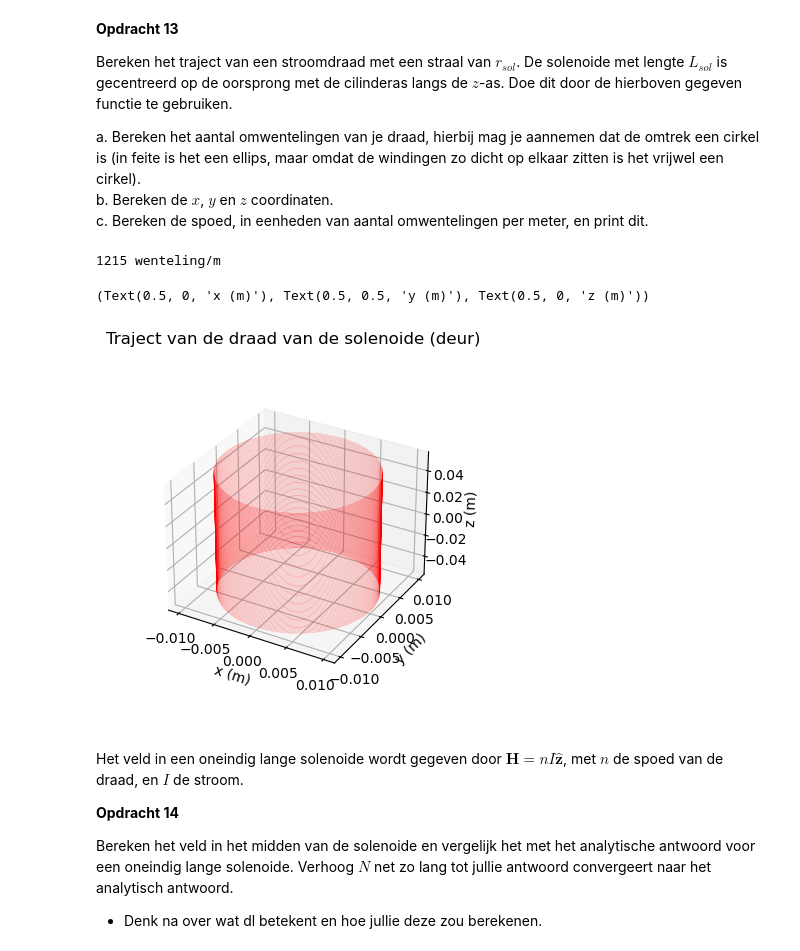
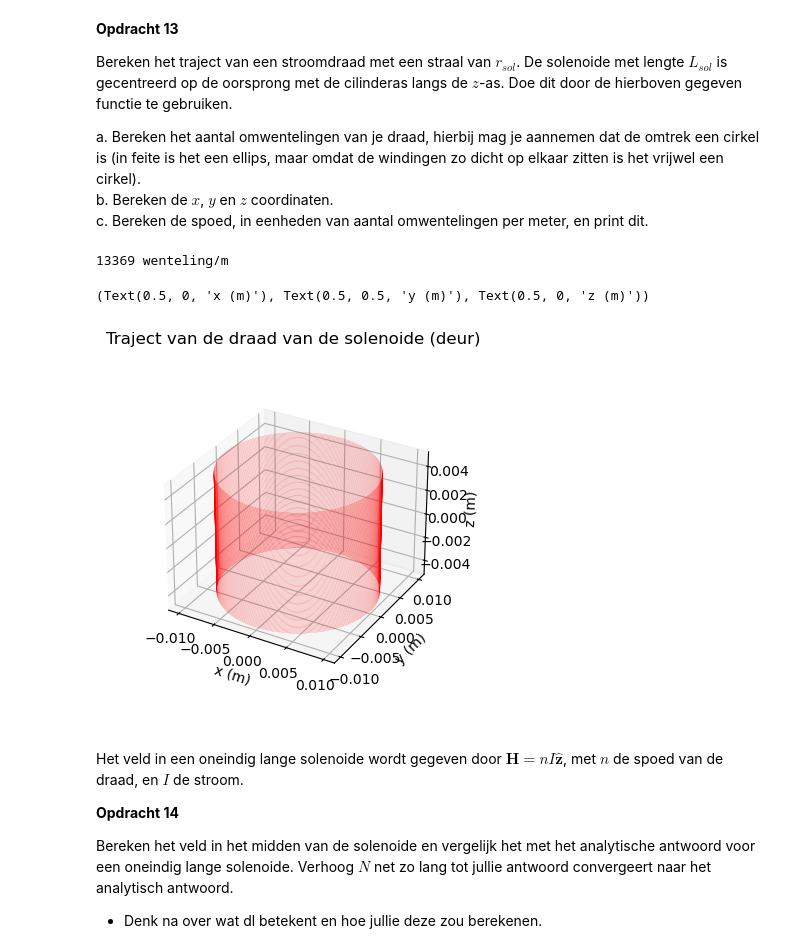
Before and after one commit to Abayu-hub/opdrachten-DEF-D, a Jupyter notebook: 2KrachtactuatorOpdracht/KrachtactuatorOpdracht.ipynb, the cells around one changed output. Cells and saved outputs as stored; diff of their text form; code cells hidden in the pictures.

```diff
--- a/2KrachtactuatorOpdracht/KrachtactuatorOpdracht.ipynb
+++ b/2KrachtactuatorOpdracht/KrachtactuatorOpdracht.ipynb
@@ -417,22 +417,22 @@ c. Bereken de spoed, in eenheden van aantal omwentelingen per meter, en print di
 # %%
 l_draad = 8.4
 r_sol = 0.01
-L_sol = 0.11
+L_sol = 0.01
 N = 1000000
 N_windingen =  l_draad / (2 * np.pi * r_sol)
 x, y, z = parametrisatie(N, r_sol, N_windingen, L_sol)
 spoed = N_windingen / L_sol
 print('%.0f wenteling/m'%spoed)
 # Enkele plots
 ax=plt.figure().add_subplot(projection='3d')
 plt.title('Traject van de draad van de solenoide (deur)')
 plt.plot(x, y, z, '-r', linewidth=0.1)
 ax.set_box_aspect(aspect=None, zoom=0.8)
 ax.set_xlabel('x (m)'), ax.set_ylabel('y (m)'), ax.set_zlabel('z (m)')
 # %% [output]
-1215 wenteling/m
+13369 wenteling/m
 (Text(0.5, 0, 'x (m)'), Text(0.5, 0.5, 'y (m)'), Text(0.5, 0, 'z (m)'))
-[figure, old version]
+[figure, new version]
 # %% [markdown]
 Het veld in een oneindig lange solenoide wordt gegeven door $\mathbf{H} = n I \hat{\mathbf{z}}$, met $n$ de spoed van de draad, en $I$ de stroom.
 
```
Also changed, not shown: parts of 3 cells of this notebook.
